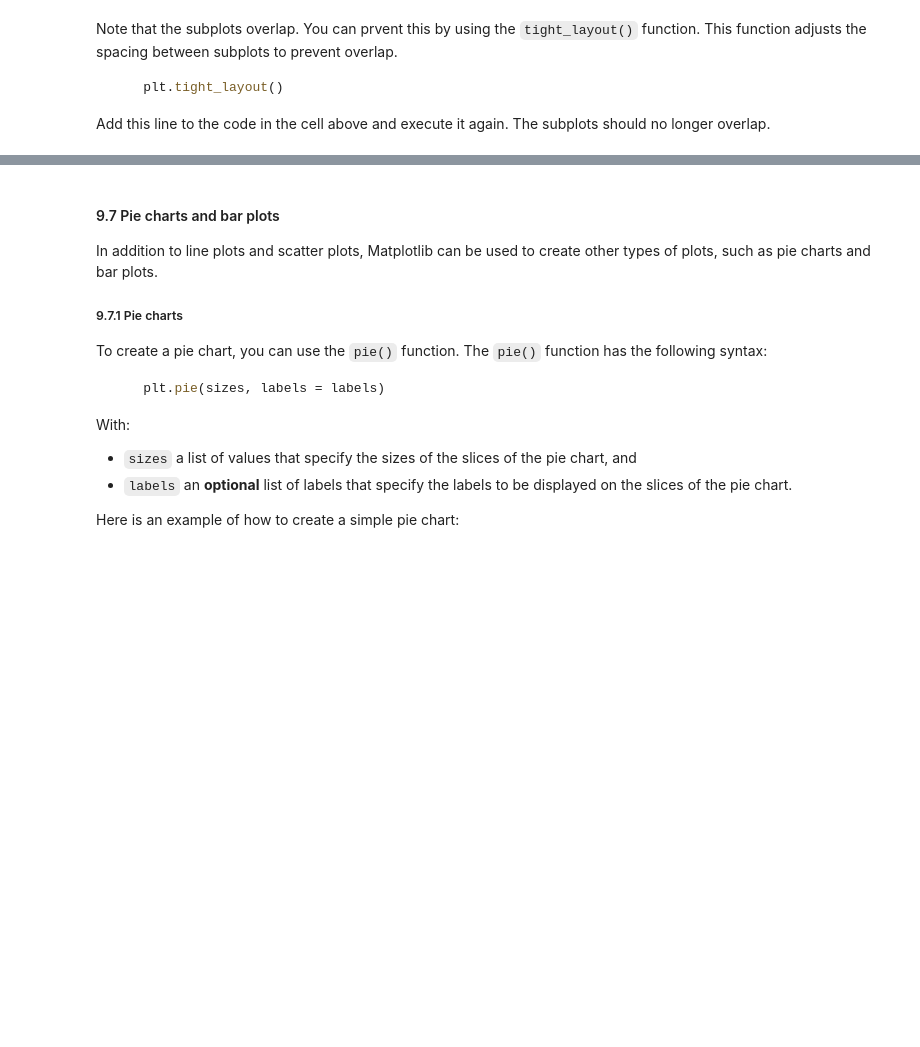
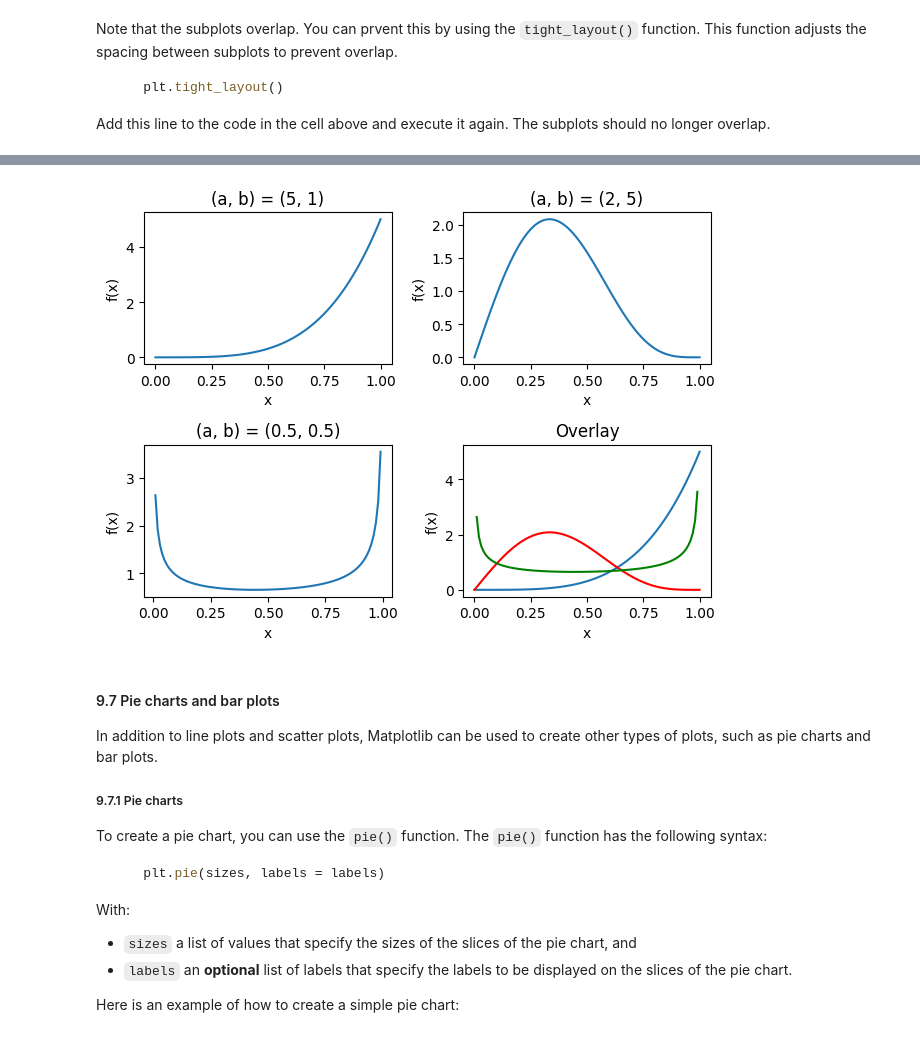
Before and after one commit to Kelvin-GS/PythonJourney, a Jupyter notebook: 9-BasiCPlotting.ipynb, the cells around one changed output, grey strips where cells are left out. Cells and saved outputs as stored; diff of their text form; code cells hidden in the pictures; blank space fills up the shorter version.

```diff
--- a/9-BasiCPlotting.ipynb
+++ b/9-BasiCPlotting.ipynb
@@ -452,3 +462,41 @@ plt.subplot(2, 2, 4)
+# %%
+import matplotlib.pyplot as plt
+import numpy as np
+
+x = np.arange(0, 1.01, 0.01)
+
+plt.subplot(2, 2, 1)
+y1 = (5)*(1)*(x**(5 - 1))*(1 - x**5)**(1 - 1)
+plt.plot(x, y1)
+plt.title("(a, b) = (5, 1)")
+plt.xlabel("x")
+plt.ylabel("f(x)")
+
+plt.subplot(2, 2, 2)
+y2 = (2)*(5)*(x**(2 - 1))*(1 - x**2)**(5 - 1)
+plt.plot(x, y2)
+plt.title("(a, b) = (2, 5)")
+plt.xlabel("x")
+plt.ylabel("f(x)")
+
+plt.subplot(2, 2, 3)
+y3 = (0.5)*(0.5)*(x**(0.5 - 1))*(1 - x**0.5)**(0.5 - 1)
+plt.plot(x, y3)
+plt.title("(a, b) = (0.5, 0.5)")
+plt.xlabel("x")
+plt.ylabel("f(x)")
+
+plt.subplot(2, 2, 4)
+plt.plot(x, y1)
+plt.plot(x, y2, "r")
+plt.plot(x, y3, "g")
+plt.title("Overlay")
+plt.xlabel("x")
+plt.ylabel("f(x)")
+
+plt.tight_layout()
+# %% [output]
+[figure, added]
 # %% [markdown]
 #### 9.7 Pie charts and bar plots
 
```
Also changed, not shown: parts of 10 cells of this notebook, 2 other files.
